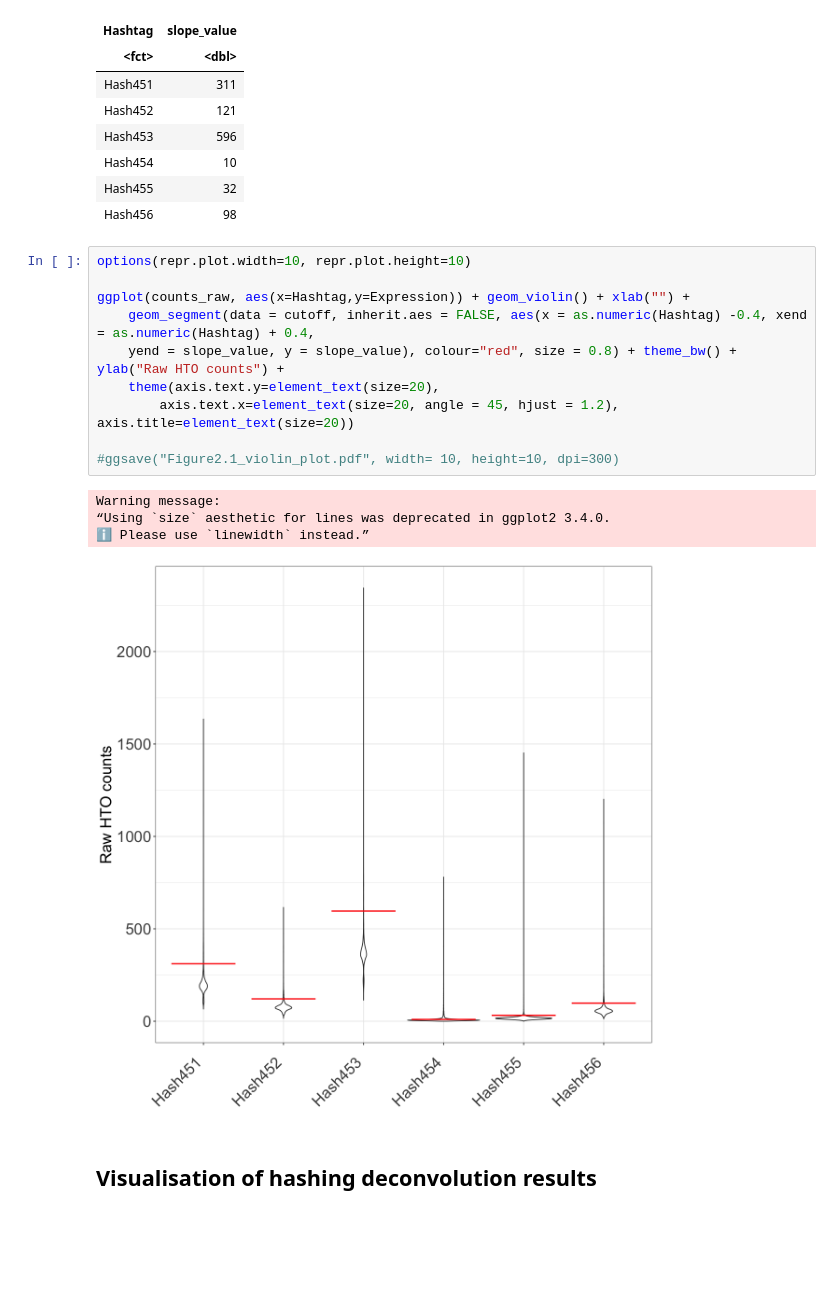
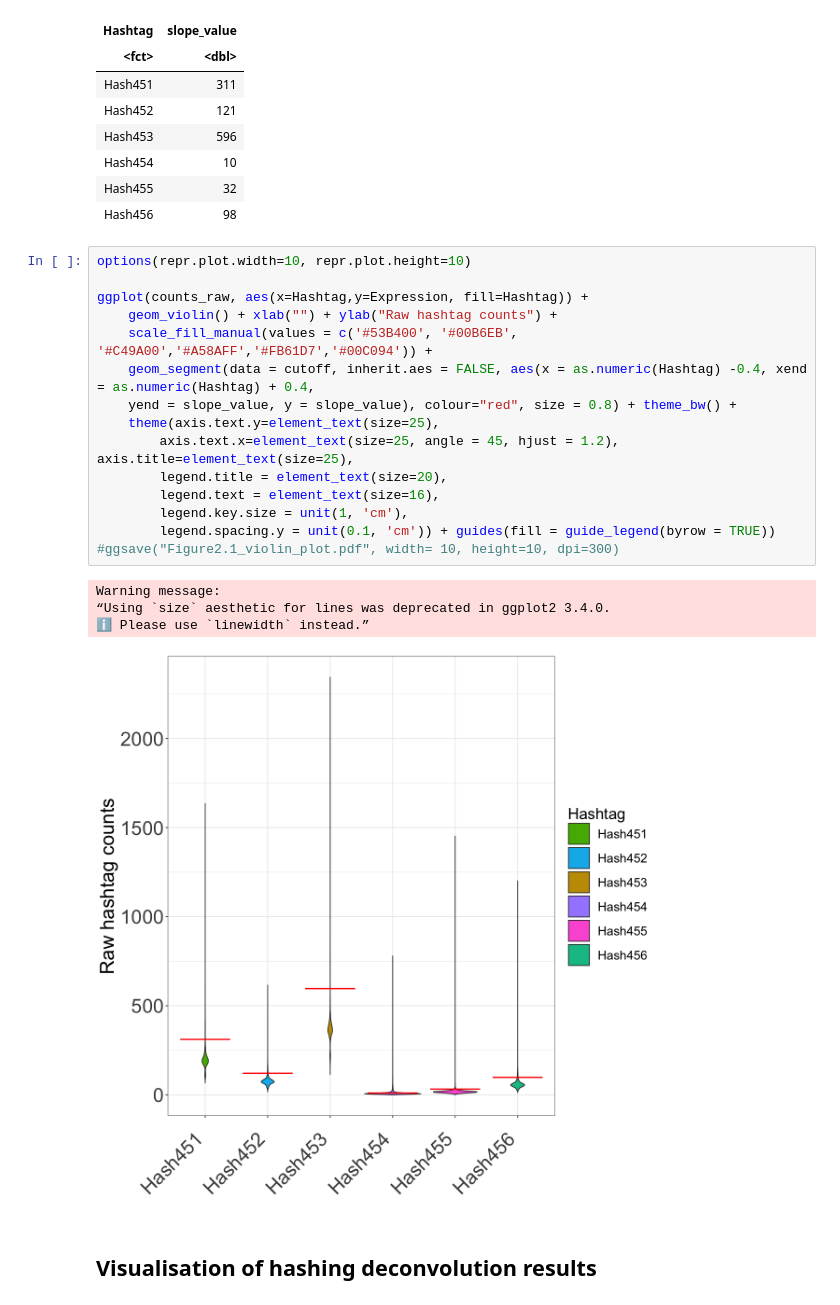
Before and after one commit to theislab/hadge-reproducibility, a Jupyter notebook: notebooks/Figure2.ipynb, the cells around one changed output. Cells and saved outputs as stored; diff of their text form; blank space fills up the shorter version.

Commit message:
update main figure

```diff
--- a/notebooks/Figure2.ipynb
+++ b/notebooks/Figure2.ipynb
@@ -96,18 +97,23 @@ A data.frame: 6 × 2
 # %%
 options(repr.plot.width=10, repr.plot.height=10)
 
-ggplot(counts_raw, aes(x=Hashtag,y=Expression)) + geom_violin() + xlab("") +
+ggplot(counts_raw, aes(x=Hashtag,y=Expression, fill=Hashtag)) +
+    geom_violin() + xlab("") + ylab("Raw hashtag counts") +
+    scale_fill_manual(values = c('#53B400', '#00B6EB', '#C49A00','#A58AFF','#FB61D7','#00C094')) +
     geom_segment(data = cutoff, inherit.aes = FALSE, aes(x = as.numeric(Hashtag) -0.4, xend = as.numeric(Hashtag) + 0.4,
-    yend = slope_value, y = slope_value), colour="red", size = 0.8) + theme_bw() + ylab("Raw HTO counts") +
-    theme(axis.text.y=element_text(size=20),
-        axis.text.x=element_text(size=20, angle = 45, hjust = 1.2), axis.title=element_text(size=20))
-
+    yend = slope_value, y = slope_value), colour="red", size = 0.8) + theme_bw() +
+    theme(axis.text.y=element_text(size=25),
+        axis.text.x=element_text(size=25, angle = 45, hjust = 1.2), axis.title=element_text(size=25),
+        legend.title = element_text(size=20),
+        legend.text = element_text(size=16),
+        legend.key.size = unit(1, 'cm'),
+        legend.spacing.y = unit(0.1, 'cm')) + guides(fill = guide_legend(byrow = TRUE))
 #ggsave("Figure2.1_violin_plot.pdf", width= 10, height=10, dpi=300)
 # %% [output]
 Warning message:
 “Using `size` aesthetic for lines was deprecated in ggplot2 3.4.0.
 ℹ Please use `linewidth` instead.”
-[figure, old version]
+[figure, new version]
 # %% [markdown]
 ## Visualisation of hashing deconvolution results
 # %%
```
Also changed, not shown: parts of 2 cells of this notebook, 2 other files.
